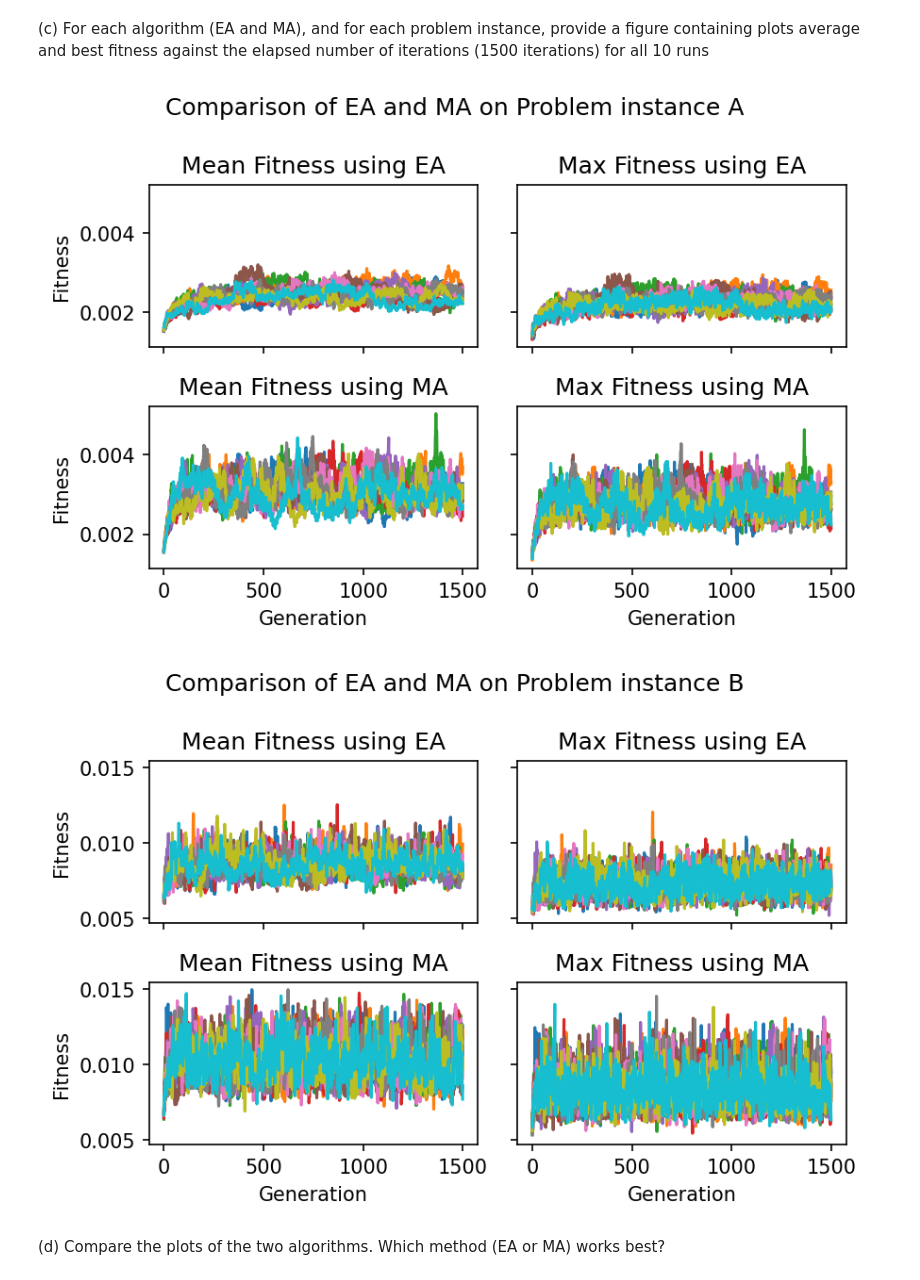
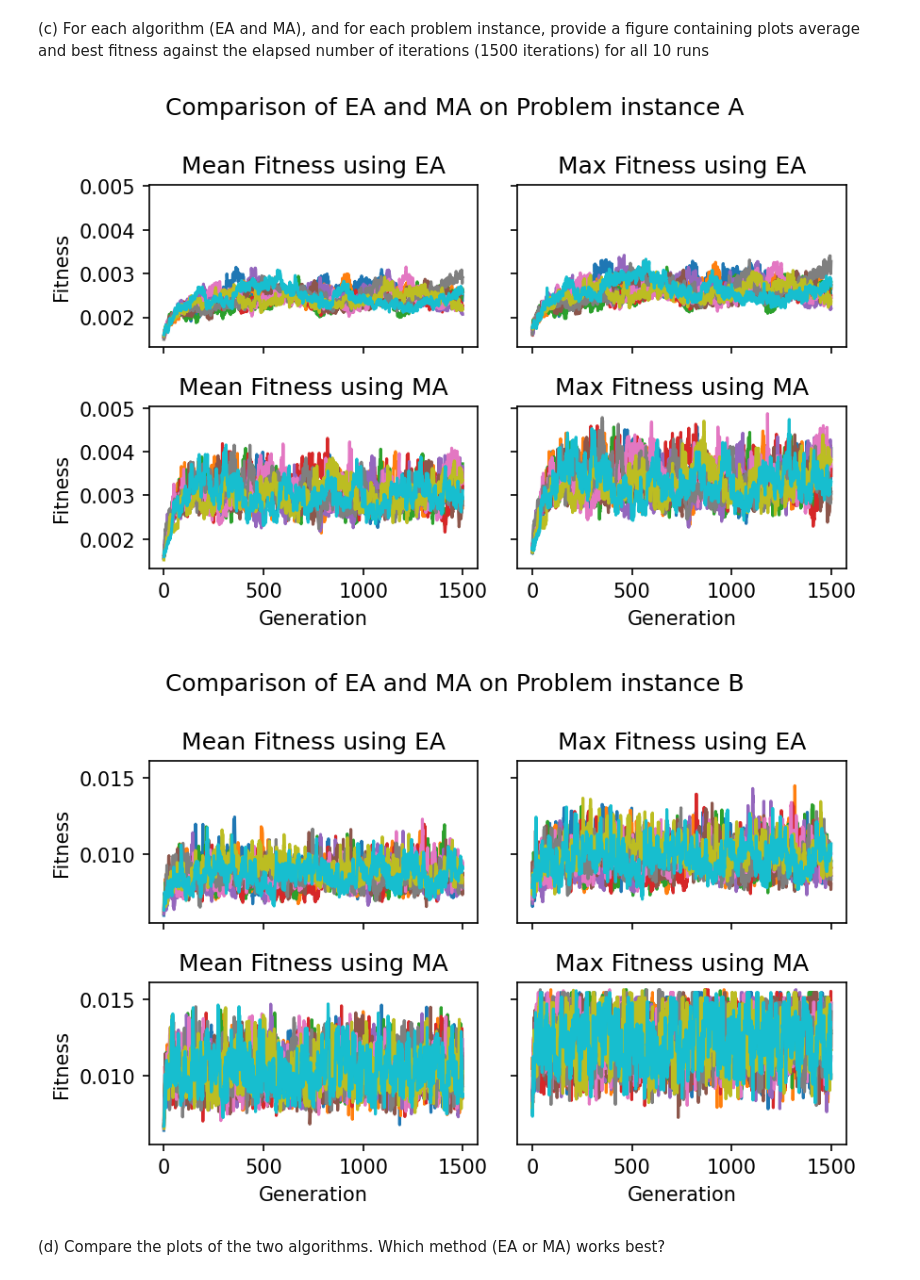
Before and after one commit to JanSchering/natural_computing, a Jupyter notebook: assignment_1/Ex6.ipynb, the cells around one changed output. Saved outputs shown, nothing was run; the diff lists cells and outputs as text; code cells hidden in the pictures.

```diff
--- a/assignment_1/Ex6.ipynb
+++ b/assignment_1/Ex6.ipynb
@@ -395,9 +395,9 @@ iterations (1500 iterations) for all 10 runs
 fig, axs = plt.subplots(2, 2, facecolor='w', sharex=True, sharey=True)
 for i in range(10):
     axs[0][0].plot(np.arange(max_gens), [stat[0] for stat in a_EA_stats[i]], label=f"Trial {i+1}")
-    axs[0][1].plot(np.arange(max_gens), [stat[2] for stat in a_EA_stats[i]], label=f"Trial {i+1}")
+    axs[0][1].plot(np.arange(max_gens), [stat[1] for stat in a_EA_stats[i]], label=f"Trial {i+1}")
     axs[1][0].plot(np.arange(max_gens), [stat[0] for stat in a_MA_stats[i]], label=f"Trial {i+1}")
-    axs[1][1].plot(np.arange(max_gens), [stat[2] for stat in a_MA_stats[i]], label=f"Trial {i+1}")
+    axs[1][1].plot(np.arange(max_gens), [stat[1] for stat in a_MA_stats[i]], label=f"Trial {i+1}")
 #axs[0][0].legend(loc="best")
 #axs[0][1].legend(loc="best")
 #axs[1][0].legend(loc="best")
@@ -412,30 +412,30 @@ fig.suptitle("Comparison of EA and MA on Problem instance A")
 fig.tight_layout()
 fig.set_dpi(150)
 # %% [output]
-[figure, old version]
+[figure, new version]
 # %%
 # Plot comparison of EA and MA on Problem instance B
 fig, axs = plt.subplots(2, 2, facecolor='w', sharex=True, sharey=True)
 for i in range(10):
     axs[0][0].plot(np.arange(max_gens), [stat[0] for stat in b_EA_stats[i]], label=f"Trial {i+1}")
-    axs[0][1].plot(np.arange(max_gens), [stat[2] for stat in b_EA_stats[i]], label=f"Trial {i+1}")
+    axs[0][1].plot(np.arange(max_gens), [stat[1] for stat in b_EA_stats[i]], label=f"Trial {i+1}")
     axs[1][0].plot(np.arange(max_gens), [stat[0] for stat in b_MA_stats[i]], label=f"Trial {i+1}")
-    axs[1][1].plot(np.arange(max_gens), [stat[2] for stat in b_MA_stats[i]], label=f"Trial {i+1}")
+    axs[1][1].plot(np.arange(max_gens), [stat[1] for stat in b_MA_stats[i]], label=f"Trial {i+1}")
 #axs[0][0].legend(loc="best")
 #axs[0][1].legend(loc="best")
 #axs[1][0].legend(loc="best")
 #axs[1][1].legend(loc="best")
 axs[0][0].title.set_text("Mean Fitness using EA")
 axs[0][1].title.set_text("Max Fitness using EA")
 axs[1][0].title.set_text("Mean Fitness using MA")
 axs[1][1].title.set_text("Max Fitness using MA")
 plt.setp(axs[-1, :], xlabel='Generation')
 plt.setp(axs[:, 0], ylabel='Fitness')
 fig.suptitle("Comparison of EA and MA on Problem instance B")
 fig.tight_layout()
 fig.set_dpi(150)
 # %% [output]
-[figure, old version]
+[figure, new version]
 # %% [markdown]
 (d) Compare the plots of the two algorithms. Which method (EA or MA) works
 best?
```
Also changed, not shown: parts of 5 cells of this notebook.
